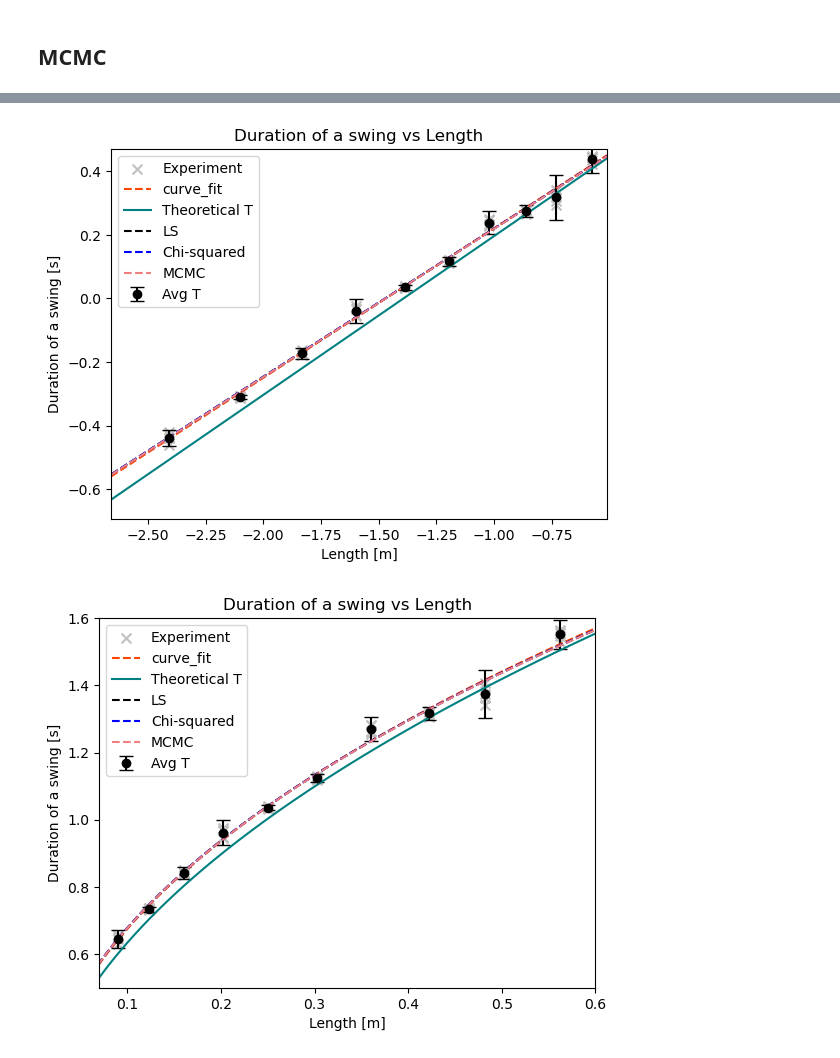
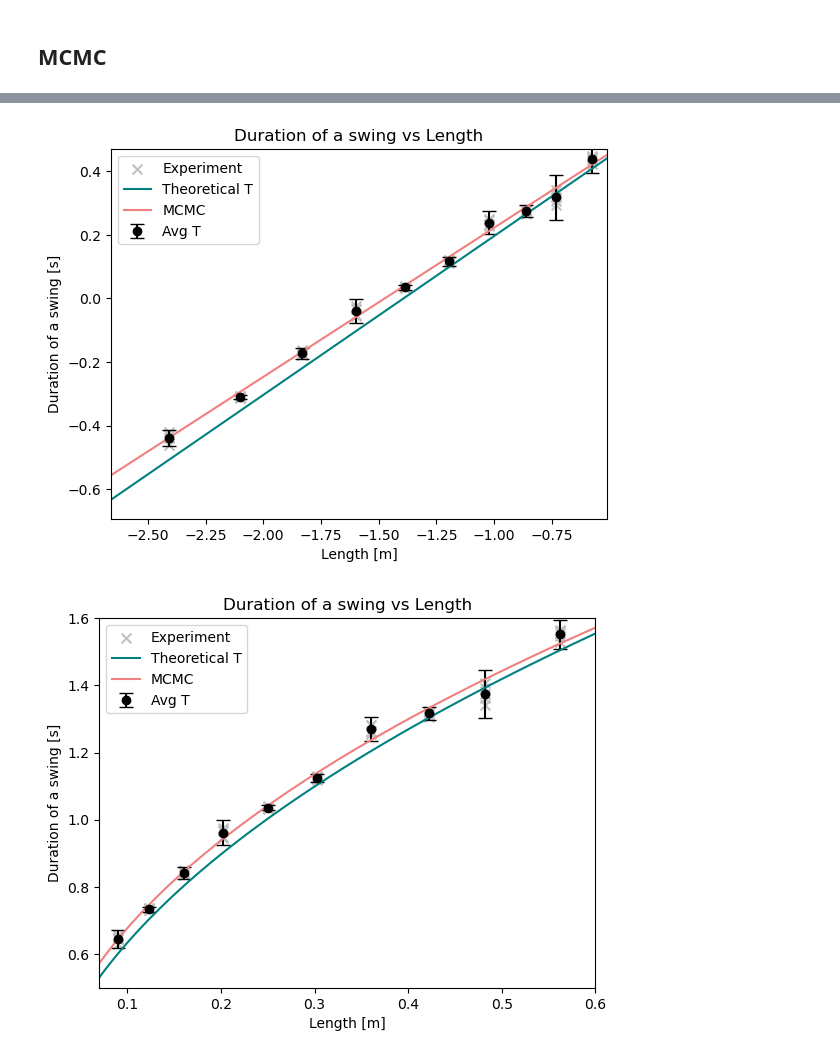
Before and after one commit to hyp0515/exp_phy_ii, a Jupyter notebook: apr1/pedulum.ipynb, the cells around one changed output, grey strips where cells are left out. Saved outputs shown, nothing was run; the diff lists cells and outputs as text; code cells hidden in the pictures.

```diff
--- a/apr1/pedulum.ipynb
+++ b/apr1/pedulum.ipynb
@@ -346,18 +375,19 @@ plt.show()
 # %%
 plt.scatter(np.log(pendulum_length_matrix), np.log(period_1swing.flatten()), s=50, marker='x', color='silver', label='Experiment')
 plt.errorbar(np.log(pendulum_length), np.log(avg_1period), yerr=std_1period, fmt='o', label='Avg T', color='k', capsize=5)
-plt.plot(np.log(l_axis), linear_function(np.log(l_axis), *propt), color='orangered',linestyle='dashed',
-         label=f'curve_fit')
+# plt.plot(np.log(l_axis), linear_function(np.log(l_axis), *propt), color='orangered',linestyle='dashed',
+#          label=f'curve_fit')
 plt.plot(np.log(l_axis), np.log(t_ideal), label='Theoretical T', color='teal')
-plt.plot(np.log(l_axis), np.dot(np.vander(np.log(l_axis), 2), w), "--k", label="LS")
-plt.plot(np.log(l_axis), linear_function(np.log(l_axis), *optimized_params), "--b", label="Chi-squared")
-plt.plot(np.log(l_axis), (m_mcmc*np.log(l_axis)+b_mcmc), color='lightcoral',linestyle='dashed', label=f'MCMC')
+# plt.plot(np.log(l_axis), np.dot(np.vander(np.log(l_axis), 2), w), "--k", label="LS")
+# plt.plot(np.log(l_axis), linear_function(np.log(l_axis), *optimized_params), "--b", label="Chi-squared")
+plt.plot(np.log(l_axis), (m_mcmc*np.log(l_axis)+b_mcmc), color='lightcoral',linestyle='-', label=f'MCMC')
 plt.xlabel('Length [m]')
 plt.ylabel('Duration of a swing [s]')
 plt.title('Duration of a swing vs Length')
 plt.xlim(left=np.log(0.07), right=np.log(0.6))
 plt.ylim(bottom=np.log(0.5), top=np.log(1.6))
 plt.legend()
+plt.savefig('./figures/mcmc_log.pdf', transparent=True)
 plt.show()
 # %% [output]
-[figure, old version]
+[figure, new version]
@@ -364,18 +396,19 @@ plt.show()
 # %%
 plt.scatter(pendulum_length_matrix, period_1swing.flatten(), s=50, marker='x', color='silver', label='Experiment')
 plt.errorbar(pendulum_length, avg_1period, yerr=std_1period, fmt='o', label='Avg T', color='k', capsize=5)
-plt.plot(l_axis, np.e**linear_function(np.log(l_axis), *propt), color='orangered',linestyle='dashed',
-         label=f'curve_fit')
+# plt.plot(l_axis, np.e**linear_function(np.log(l_axis), *propt), color='orangered',linestyle='dashed',
+#          label=f'curve_fit')
 plt.plot(l_axis, t_ideal, label='Theoretical T', color='teal')
-plt.plot(l_axis, np.e**np.dot(np.vander(np.log(l_axis), 2), w), "--k", label="LS")
-plt.plot(l_axis, np.e**linear_function(np.log(l_axis), *optimized_params), "--b", label="Chi-squared")
-plt.plot(l_axis, np.e**(m_mcmc*np.log(l_axis)+b_mcmc), color='lightcoral',linestyle='dashed', label=f'MCMC')
+# plt.plot(l_axis, np.e**np.dot(np.vander(np.log(l_axis), 2), w), "--k", label="LS")
+# plt.plot(l_axis, np.e**linear_function(np.log(l_axis), *optimized_params), "--b", label="Chi-squared")
+plt.plot(l_axis, np.e**(m_mcmc*np.log(l_axis)+b_mcmc), color='lightcoral',linestyle='-', label=f'MCMC')
 plt.xlabel('Length [m]')
 plt.ylabel('Duration of a swing [s]')
 plt.title('Duration of a swing vs Length')
 plt.xlim(left=0.07, right=0.6)
 plt.ylim(bottom=0.5, top=1.6)
 plt.legend()
+plt.savefig('./figures/mcmc.pdf', transparent=True)
 plt.show()
 # %% [output]
-[figure, old version]
+[figure, new version]
```
Also changed, not shown: parts of 24 cells of this notebook, 12 other files.
